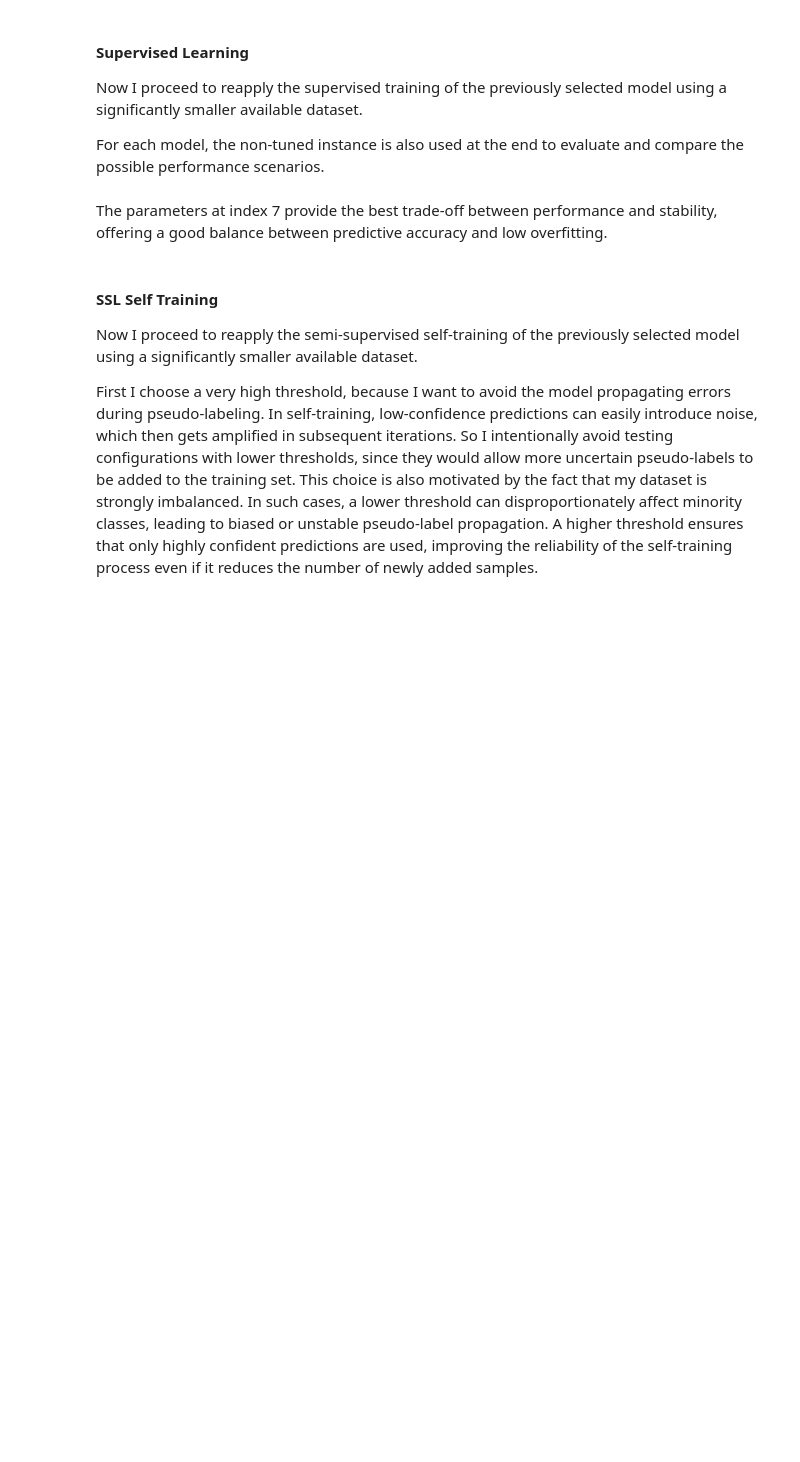
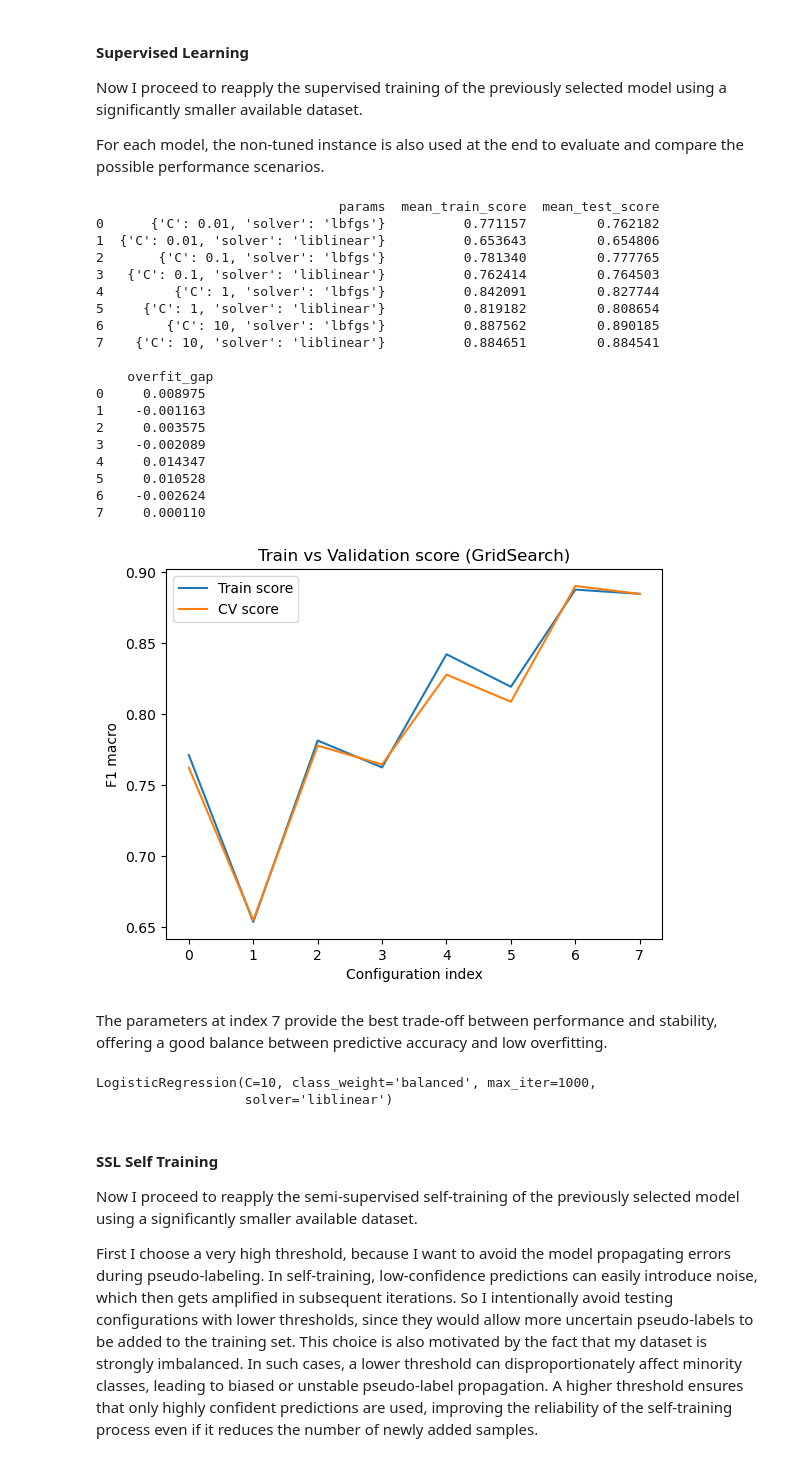
Before and after one commit to ZBaldi/Machine-Learning-Project-, a Jupyter notebook: VALERIO_BALDAZZI_CSE-CIC-IDS2018_SSL.ipynb, the cells around one changed output. Drawn from its saved outputs; the diff is of its cells as text; code cells hidden in the pictures; blank space fills up the shorter version.

```diff
--- a/VALERIO_BALDAZZI_CSE-CIC-IDS2018_SSL.ipynb
+++ b/VALERIO_BALDAZZI_CSE-CIC-IDS2018_SSL.ipynb
@@ -425,13 +657,38 @@ Now I proceed to reapply the supervised training of the previously selected mode
 For each model, the non-tuned instance is also used at the end to evaluate and compare the possible performance scenarios.
 # %%
 model_not_tuned = LogisticRegression(class_weight = "balanced", max_iter = 1000)
+model_not_tuned.fit(x_train_only_labeled, y_train_only_labeled)
 model = LogisticRegression(class_weight = "balanced", max_iter = 1000)
 searchBestModel(logisticParams, model, 5, x_train_only_labeled.compute(), y_train_only_labeled.compute())
+# %% [output]
+                               params  mean_train_score  mean_test_score
+0      {'C': 0.01, 'solver': 'lbfgs'}          0.771157         0.762182
+1  {'C': 0.01, 'solver': 'liblinear'}          0.653643         0.654806
+2       {'C': 0.1, 'solver': 'lbfgs'}          0.781340         0.777765
+3   {'C': 0.1, 'solver': 'liblinear'}          0.762414         0.764503
+4         {'C': 1, 'solver': 'lbfgs'}          0.842091         0.827744
+5     {'C': 1, 'solver': 'liblinear'}          0.819182         0.808654
+6        {'C': 10, 'solver': 'lbfgs'}          0.887562         0.890185
+7    {'C': 10, 'solver': 'liblinear'}          0.884651         0.884541
+
+    overfit_gap
+0     0.008975
+1    -0.001163
+2     0.003575
+3    -0.002089
+4     0.014347
+5     0.010528
+6    -0.002624
+7     0.000110
+[figure, added]
 # %% [markdown]
 The parameters at index 7 provide the best trade-off between performance and stability, offering a good balance between predictive accuracy and low overfitting.
 # %%
 model = LogisticRegression(C = 10, solver = "liblinear", class_weight = "balanced", max_iter = 1000)
 model.fit(x_train_only_labeled, y_train_only_labeled)
+# %% [output]
+LogisticRegression(C=10, class_weight='balanced', max_iter=1000,
+                   solver='liblinear')
 # %% [markdown]
 #### SSL Self Training
 Now I proceed to reapply the semi-supervised self-training of the previously selected model using a significantly smaller available dataset.
```
Also changed, not shown: parts of 44 cells of this notebook.
